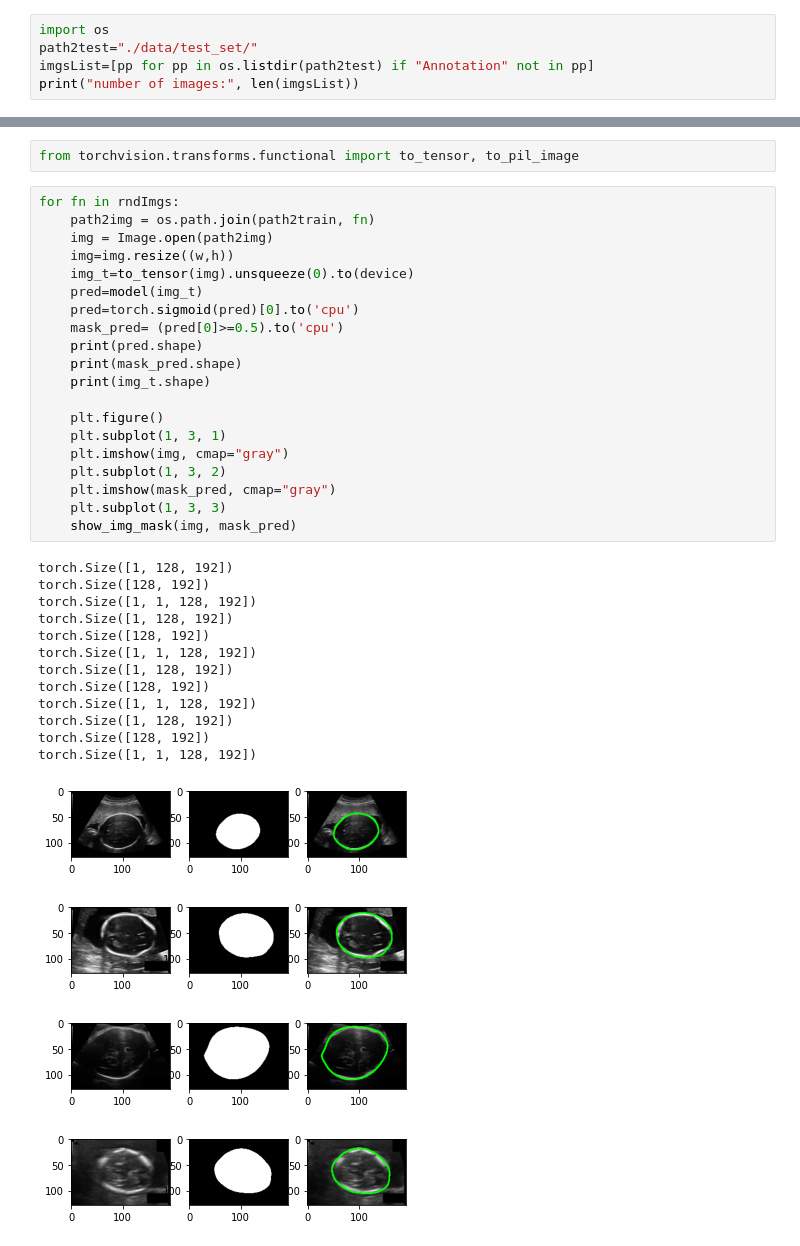
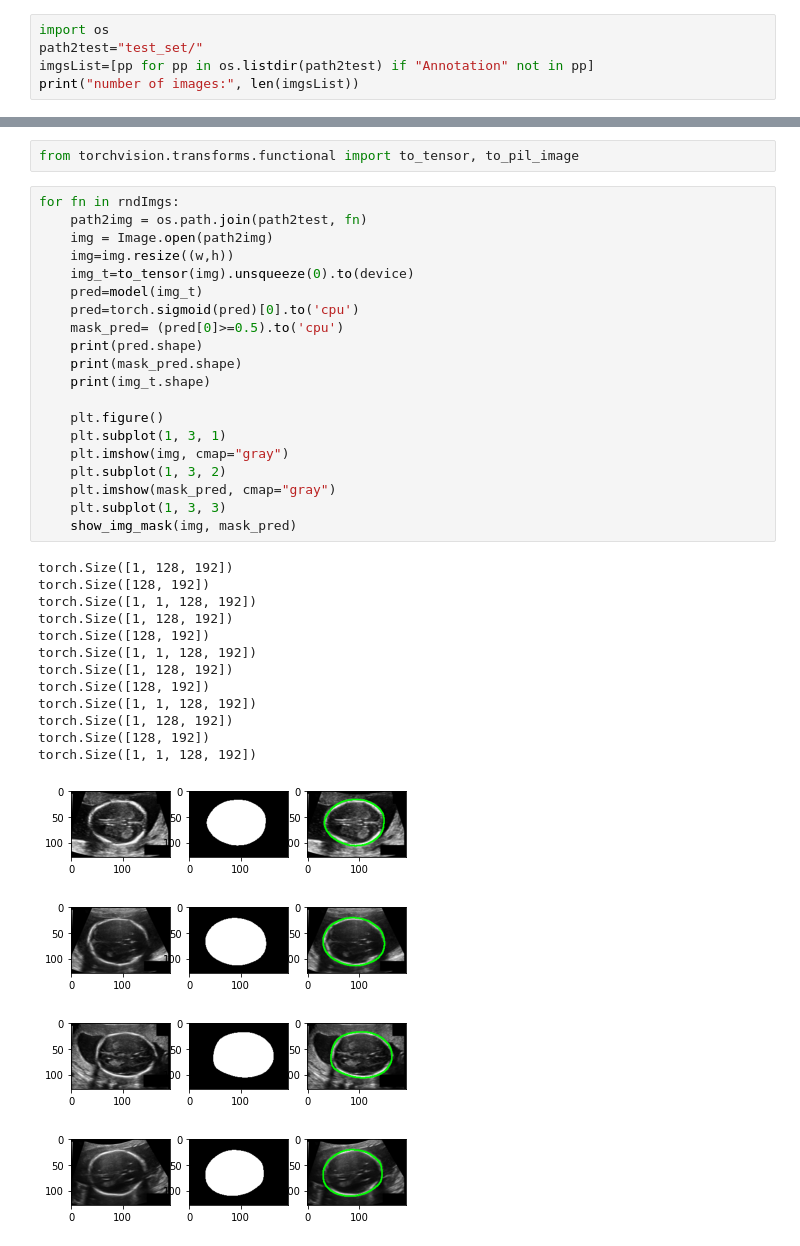
Before and after one commit to ssshhhubh/single-object-segmetation, a Jupyter notebook: Segmentation.ipynb, the cells around one changed output, grey strips where cells are left out. Cells and saved outputs as stored; diff of their text form.

```diff
--- a/Segmentation.ipynb
+++ b/Segmentation.ipynb
@@ -533,7 +533,7 @@ plt.show()
 [figure]
 # %%
 import os
-path2test="./data/test_set/"
+path2test="test_set/"
 imgsList=[pp for pp in os.listdir(path2test) if "Annotation" not in pp]
 print("number of images:", len(imgsList))
 # %% [output]
@@ -568,38 +568,38 @@ SegNet(
 from torchvision.transforms.functional import to_tensor, to_pil_image
 # %%
 for fn in rndImgs:
-    path2img = os.path.join(path2train, fn)
+    path2img = os.path.join(path2test, fn)
     img = Image.open(path2img)
     img=img.resize((w,h))
     img_t=to_tensor(img).unsqueeze(0).to(device)
     pred=model(img_t)
     pred=torch.sigmoid(pred)[0].to('cpu')
     mask_pred= (pred[0]>=0.5).to('cpu')
     print(pred.shape)
     print(mask_pred.shape)
     print(img_t.shape)
 
     plt.figure()
     plt.subplot(1, 3, 1)
     plt.imshow(img, cmap="gray")
     plt.subplot(1, 3, 2)
     plt.imshow(mask_pred, cmap="gray")
     plt.subplot(1, 3, 3)
     show_img_mask(img, mask_pred)
 # %% [output]
 torch.Size([1, 128, 192])
 torch.Size([128, 192])
 torch.Size([1, 1, 128, 192])
 torch.Size([1, 128, 192])
 torch.Size([128, 192])
 torch.Size([1, 1, 128, 192])
 torch.Size([1, 128, 192])
 torch.Size([128, 192])
 torch.Size([1, 1, 128, 192])
 torch.Size([1, 128, 192])
 torch.Size([128, 192])
 torch.Size([1, 1, 128, 192])
-[figure, old version]
+[figure, new version]
-[figure, old version]
+[figure, new version]
-[figure, old version]
+[figure, new version]
-[figure, old version]
+[figure, new version]
```
Also changed, not shown: parts of 2 cells of this notebook.
